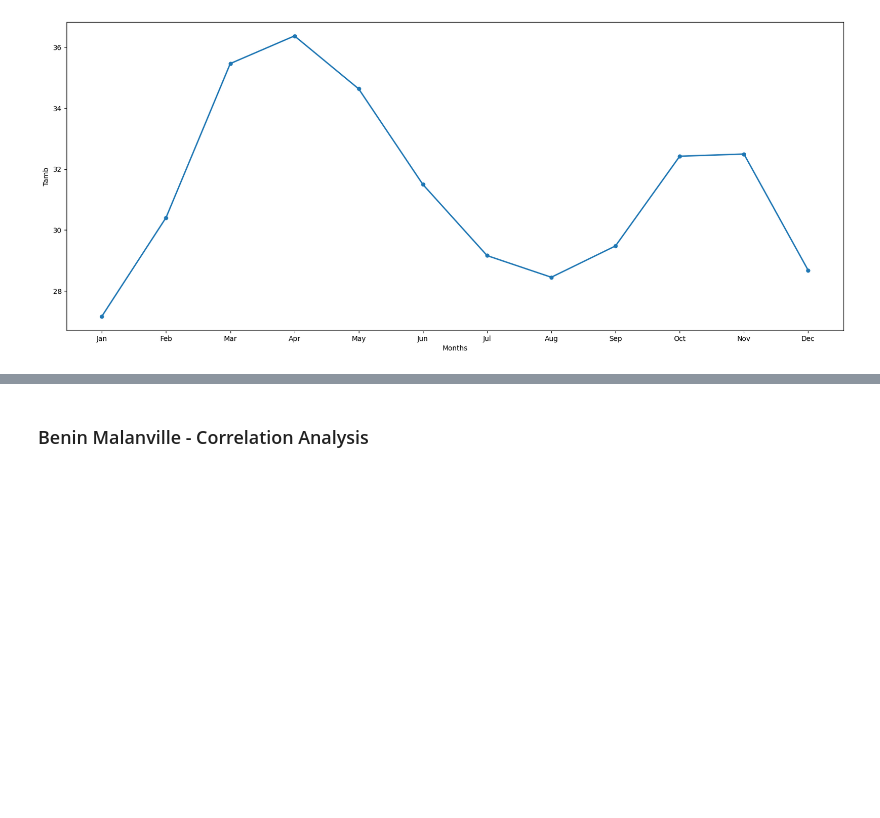
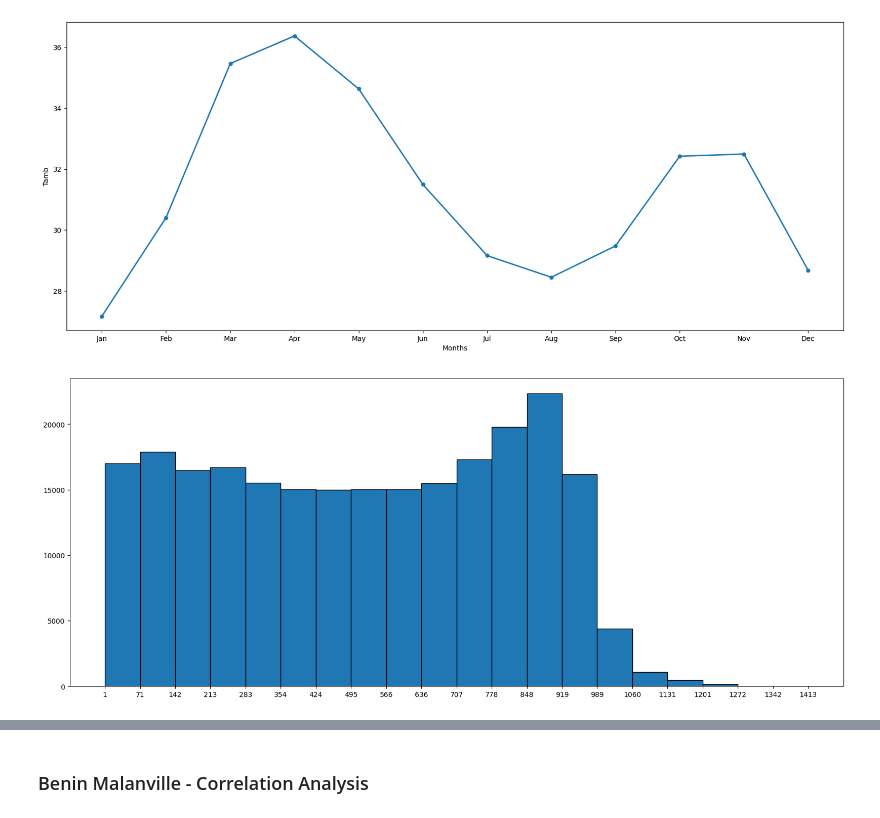
Before and after one commit to leuel-a/moonlight-solar-analysis, a Jupyter notebook: notebooks/EDA.ipynb, the cells around one changed output, grey strips where cells are left out. Saved outputs shown, nothing was run; the diff lists cells and outputs as text; code cells hidden in the pictures; blank space fills up the shorter version.

Commit message:
update the EDA analysis to include histogram plots, add a new section in the dashboard

```diff
--- a/notebooks/EDA.ipynb
+++ b/notebooks/EDA.ipynb
@@ -190,3 +190,7 @@ plot_line_chart(monthly_average_benin_df, 'GHI')
 plot_line_chart(monthly_average_benin_df, 'Tamb')
 # %% [output]
 [figure]
+# %%
+plot_histogram(benin_df, 20, 'GHI', 'Benin GHI Histogram (Distribution)')
+# %% [output]
+[figure, added]
```
Also changed, not shown: parts of 9 cells of this notebook, 3 other files.
